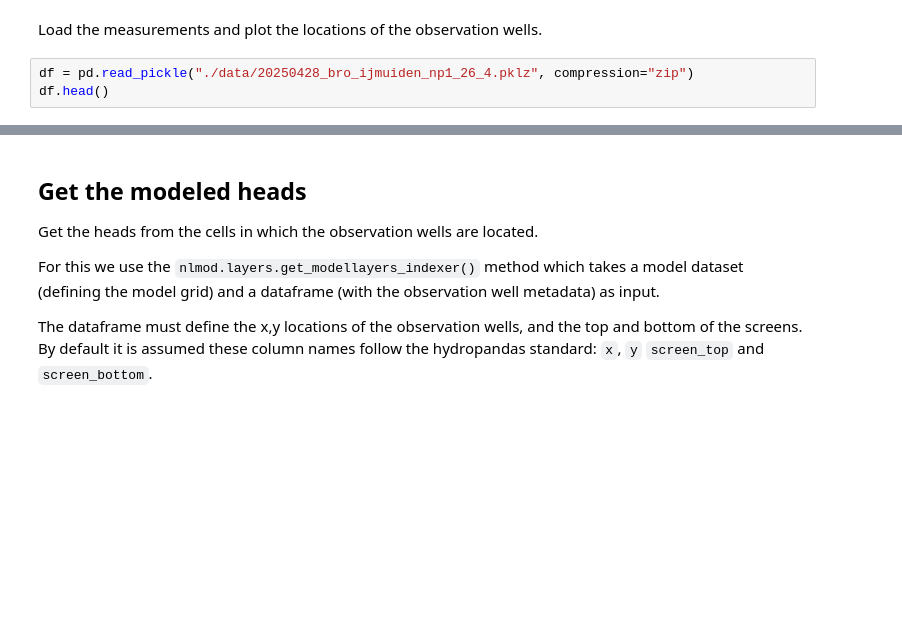
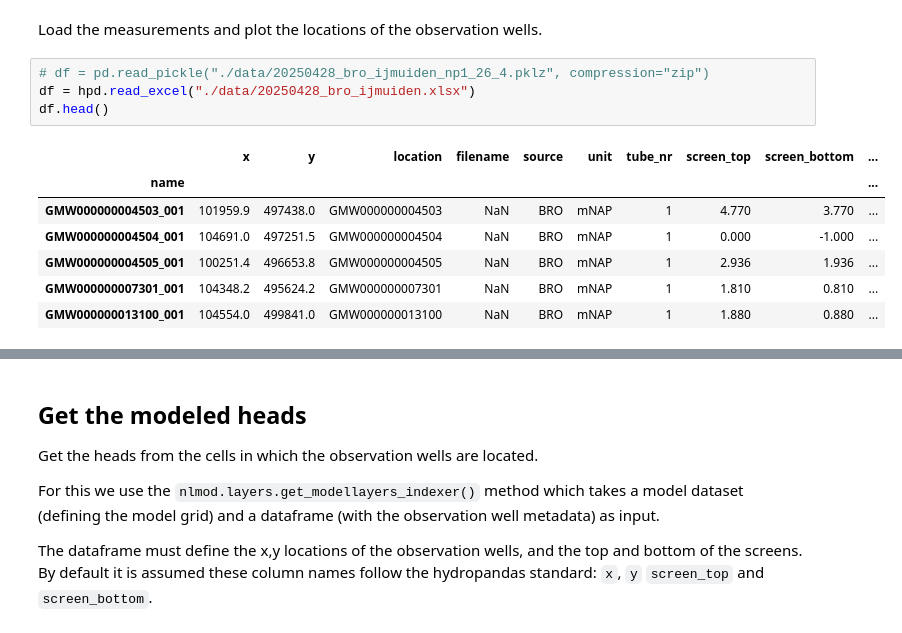
Before and after one commit to gwmod/nlmod, a Jupyter notebook: docs/examples/18_observations.ipynb, the cells around one changed output, grey strips where cells are left out. Cells and saved outputs as stored; diff of their text form; blank space fills up the shorter version.

Commit message:
address comments @OnnoEbbens - rename methods, make private - add excel instead of pickle for data (increases load time from 0.3s -> ~10s)

```diff
--- a/docs/examples/18_observations.ipynb
+++ b/docs/examples/18_observations.ipynb
@@ -34,8 +37,17 @@ ax = nlmod.plot.map_array(
 # %% [markdown]
 Load the measurements and plot the locations of the observation wells.
 # %%
-df = pd.read_pickle("./data/20250428_bro_ijmuiden_np1_26_4.pklz", compression="zip")
+# df = pd.read_pickle("./data/20250428_bro_ijmuiden_np1_26_4.pklz", compression="zip")
+df = hpd.read_excel("./data/20250428_bro_ijmuiden.xlsx")
 df.head()
+# %% [output]
+|  | x | y | location | filename | source | unit | tube_nr | screen_top | screen_bottom | ... |
+| name |  |  |  |  |  |  |  |  |  | ... |
+| GMW000000004503_001 | 101959.9 | 497438.0 | GMW000000004503 | NaN | BRO | mNAP | 1 | 4.770 | 3.770 | ... |
+| GMW000000004504_001 | 104691.0 | 497251.5 | GMW000000004504 | NaN | BRO | mNAP | 1 | 0.000 | -1.000 | ... |
+| GMW000000004505_001 | 100251.4 | 496653.8 | GMW000000004505 | NaN | BRO | mNAP | 1 | 2.936 | 1.936 | ... |
+| GMW000000007301_001 | 104348.2 | 495624.2 | GMW000000007301 | NaN | BRO | mNAP | 1 | 1.810 | 0.810 | ... |
+| GMW000000013100_001 | 104554.0 | 499841.0 | GMW000000013100 | NaN | BRO | mNAP | 1 | 1.880 | 0.880 | ... |
 # %%
 f, ax = nlmod.plot.get_map(nlmod.grid.get_extent(ds), background=True)
 ax.plot(df.x, df.y, "ko");
```
Also changed, not shown: parts of 12 cells of this notebook, 3 other files.
